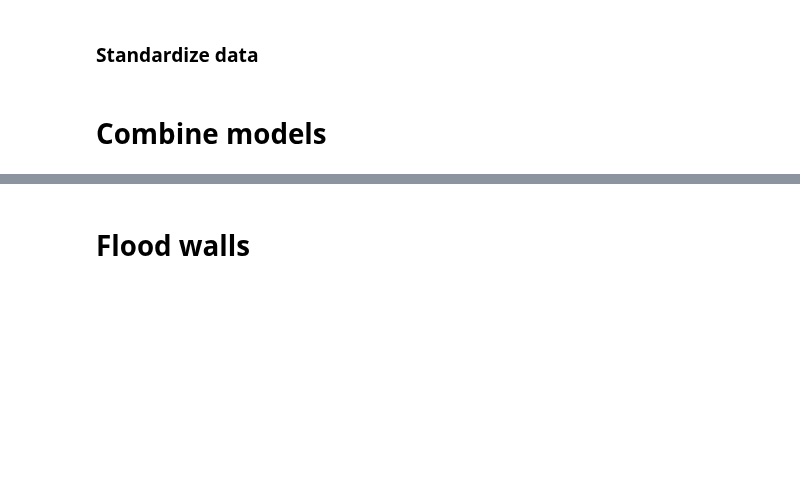
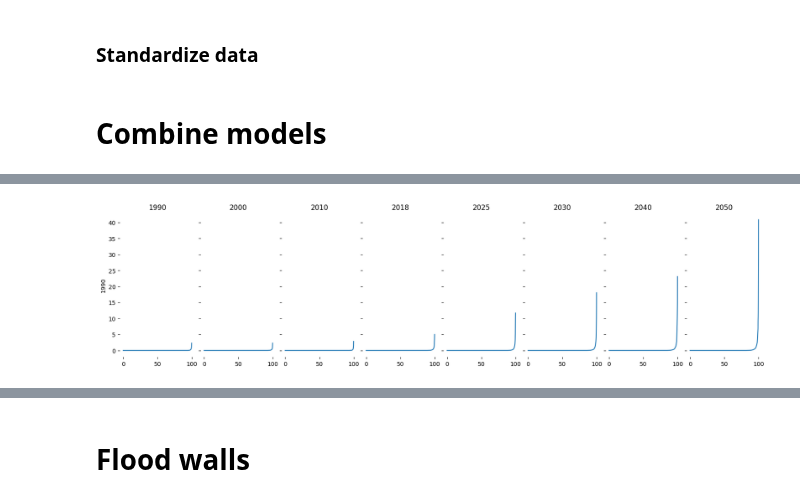
Before and after one commit to jessegrabowski/laos-climate-change, a Jupyter notebook: notebooks/final_paper/04_damage_curves.ipynb, the cells around one changed output, grey strips where cells are left out. Drawn from its saved outputs; the diff is of its cells as text; code cells hidden in the pictures; blank space fills up the shorter version.

```diff
--- a/notebooks/final_paper/04_damage_curves.ipynb
+++ b/notebooks/final_paper/04_damage_curves.ipynb
@@ -577,10 +588,18 @@ array([0.        , 0.03495895, 0.        , ..., 0.        , 0.        ,
 from scipy import interpolate
 
 computed_ry_damage = {}
+curves_df = pd.DataFrame( )
 
-for year in [ pd.to_datetime('1990-01-01 00:00:00'),
+curve_years =[ pd.to_datetime('1990-01-01 00:00:00'),
                     pd.to_datetime('2000-01-01 00:00:00'),
-                    pd.to_datetime('2020-01-01 00:00:00'),]:
+                    pd.to_datetime('2010-01-01 00:00:00'),
+                    pd.to_datetime('2018-01-01 00:00:00'),
+                    pd.to_datetime('2025-01-01 00:00:00'),
+                    pd.to_datetime('2030-01-01 00:00:00'),
+                    pd.to_datetime('2040-01-01 00:00:00'),
+                    pd.to_datetime('2050-01-01 00:00:00')]
+
+for year in curve_years:
 
     damages = idata_post_combined.posterior_predictive.damages_curves.sel(obs_iso='LAO',obs_year = year).values.ravel()
     data = np.sort(damages)
@@ -593,5 +612,15 @@ for year in [ pd.to_datetime('1990-01-01 00:00:00'),
     def compute_ry_damage(ry):
         return ppf_func(1 - 1/ry)
 
-    rys = np.array([5, 10, 25, 50, 100, 250, 500])
-    computed_ry_damage[year.year] = compute_ry_damage(rys)
+    rys = np.linspace(1, 500, num=1000)
+    percentile = np.repeat(100, 1000) / rys
+    year_ = year.year
+    computed_ry_damage[year_] = pd.DataFrame({'percentile_inv': percentile, f'{year_}': compute_ry_damage(rys)},
+                                                 ).set_index('percentile_inv').T
+
+    #concat
+    curves_df = pd.concat([curves_df,computed_ry_damage[year_].T], axis=1)
+
+curves_df= curves_df.reset_index()
+curves_df =  curves_df.assign( percentile = lambda x:  100 -x["percentile_inv"] ).set_index('percentile')
+curves_df = curves_df.sort_index(ascending= True)
@@ -611,3 +654,14 @@ damage_plot( iso = 'LAO', idata= idata_post_combined, var_name= 'y_hat_damages'
+# %%
+import seaborn as sns
+fig, axes = plt.subplots(1, 8, figsize = (16, 4), sharey= True)
+axes = axes.flatten()
+
+for year, n in zip(curve_years, range(0,8)):
+    sns.lineplot( data = curves_df , x = list(curves_df.index), y = f'{year.year}', ax= axes[n])
+    # axes[n].invert_xaxis()
+    axes[n].set_title(f'{year.year}')
+# %% [output]
+[figure, added]
 # %%
 plot_predictions(idata_post_combined, 'LAO',
                  'posterior_predictive',
```
Also changed, not shown: parts of 15 cells of this notebook, 1 other file.
